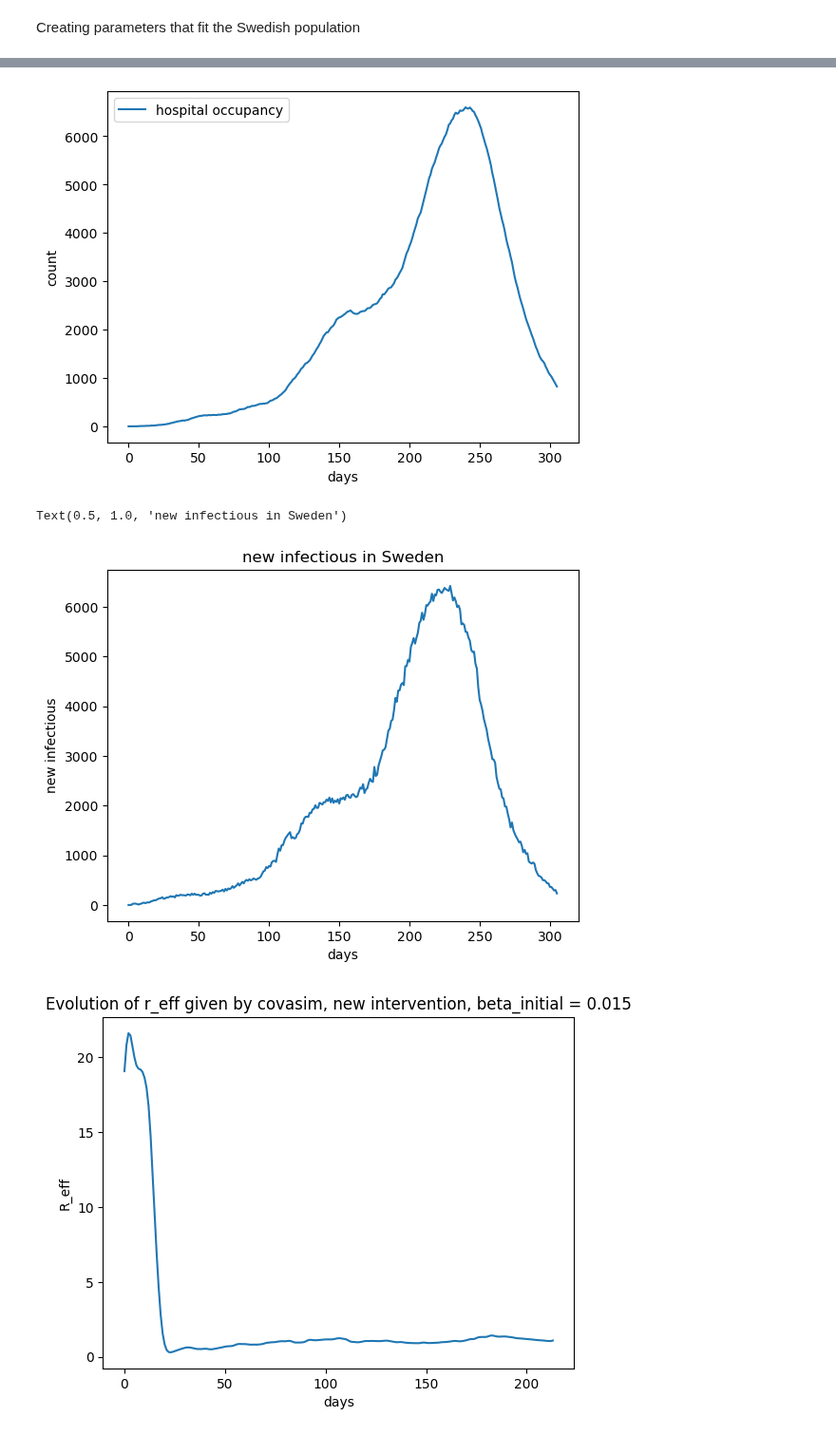
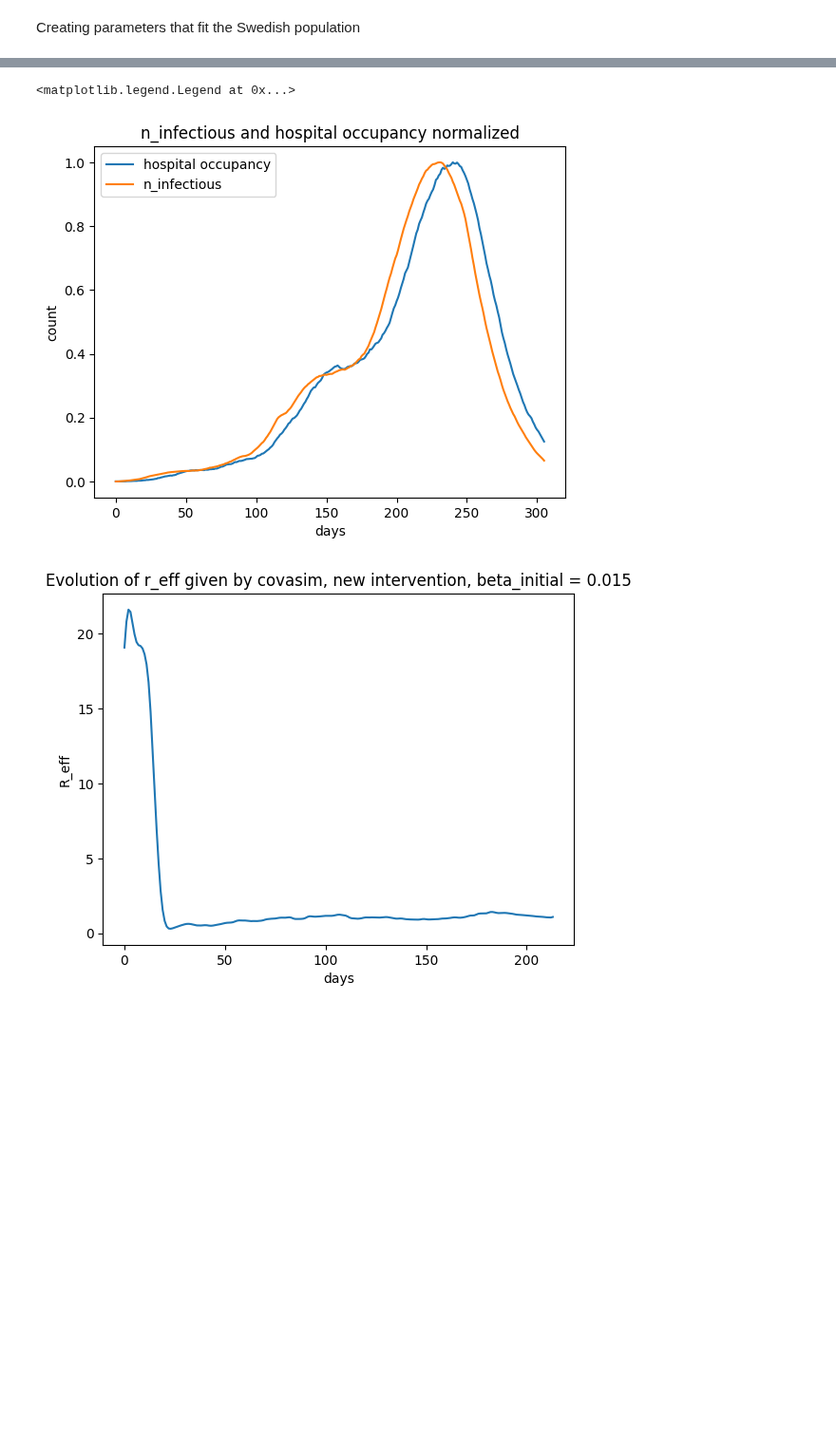
Before and after one commit to gregoirebechade/covid_internship, a Jupyter notebook: 00_data_synthesis.ipynb, the cells around one changed output, grey strips where cells are left out. Shown at 95% size. Drawn from its saved outputs; the diff is of its cells as text; code cells hidden in the pictures; blank space fills up the shorter version.

```diff
--- a/00_data_synthesis.ipynb
+++ b/00_data_synthesis.ipynb
@@ -153,18 +151,17 @@ Loading location-specific data for "Sweden"
 # %%
 # plt.plot(my_simulation_sweden_interventions2.results['new_deaths'], label='new_deaths')
 # plt.plot(my_simulation_sweden_interventions2.results['n_severe'], label='n_severe')
-plt.plot(my_simulation_sweden_interventions2.results['n_severe'], label='hospital occupancy')
+plt.plot(my_simulation_sweden_interventions2.results['n_severe']/np.max(np.array(my_simulation_sweden_interventions2.results['n_severe'])), label='hospital occupancy')
 
-plt.legend()
 plt.xlabel('days')
 plt.ylabel('count')
-plt.show()
+# plt.show()
 
-plt.plot(my_simulation_sweden_interventions2.results['new_infectious'])
-plt.xlabel('days')
-plt.ylabel('new infectious')
-plt.title('new infectious in Sweden')
+plt.plot(my_simulation_sweden_interventions2.results['n_infectious']/np.max(np.array(my_simulation_sweden_interventions2.results['n_infectious'])), label='n_infectious')
+# plt.xlabel('days')
+# plt.ylabel('new infectious')
+plt.title('n_infectious and hospital occupancy normalized')
+plt.legend()
 # %% [output]
+<matplotlib.legend.Legend at 0x...>
-[figure, old version]
+[figure, new version]
-Text(0.5, 1.0, 'new infectious in Sweden')
-[figure, removed]
```
Also changed, not shown: parts of 5 cells of this notebook, 6 other files.
